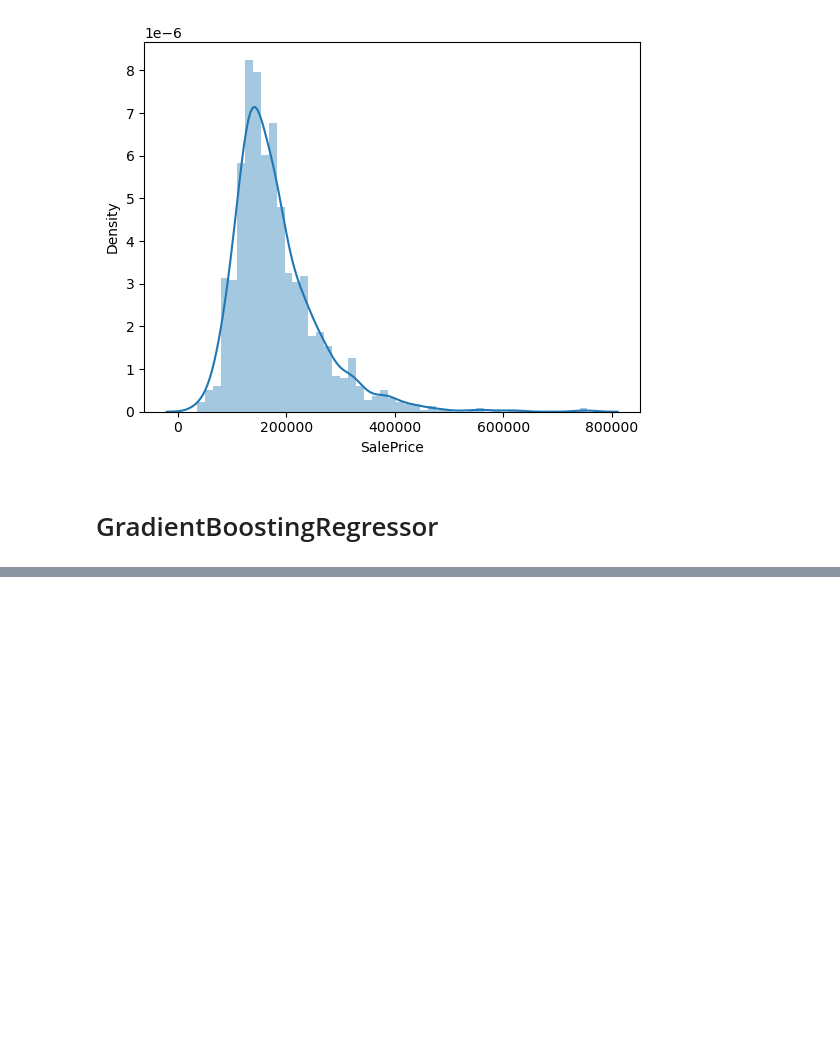
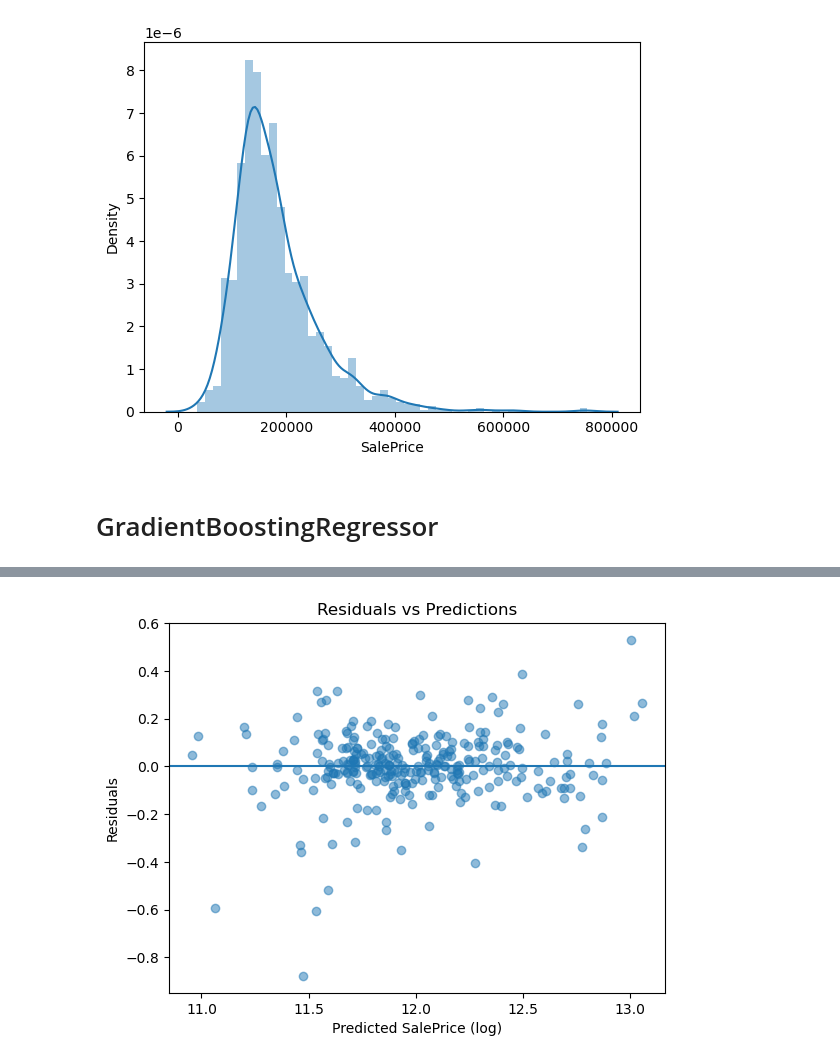
Before and after one commit to armenddsh/house-pricing-prediction-kaggle, a Jupyter notebook: project.ipynb, the cells around one changed output, grey strips where cells are left out. Cells and saved outputs as stored; diff of their text form; code cells hidden in the pictures; blank space fills up the shorter version.

```diff
--- a/project.ipynb
+++ b/project.ipynb
@@ -245,0 +270,12 @@ Fitting 5 folds for each of 24 candidates, totalling 120 fits
+# %%
+residuals = y_val - y_val_pred
+
+plt.figure()
+plt.scatter(y_val_pred, residuals, alpha=0.5)
+plt.axhline(0)
+plt.xlabel("Predicted SalePrice (log)")
+plt.ylabel("Residuals")
+plt.title("Residuals vs Predictions")
+plt.show()
+# %% [output]
+[figure, added]
```
Also changed, not shown: parts of 3 cells of this notebook, 1 other file.
